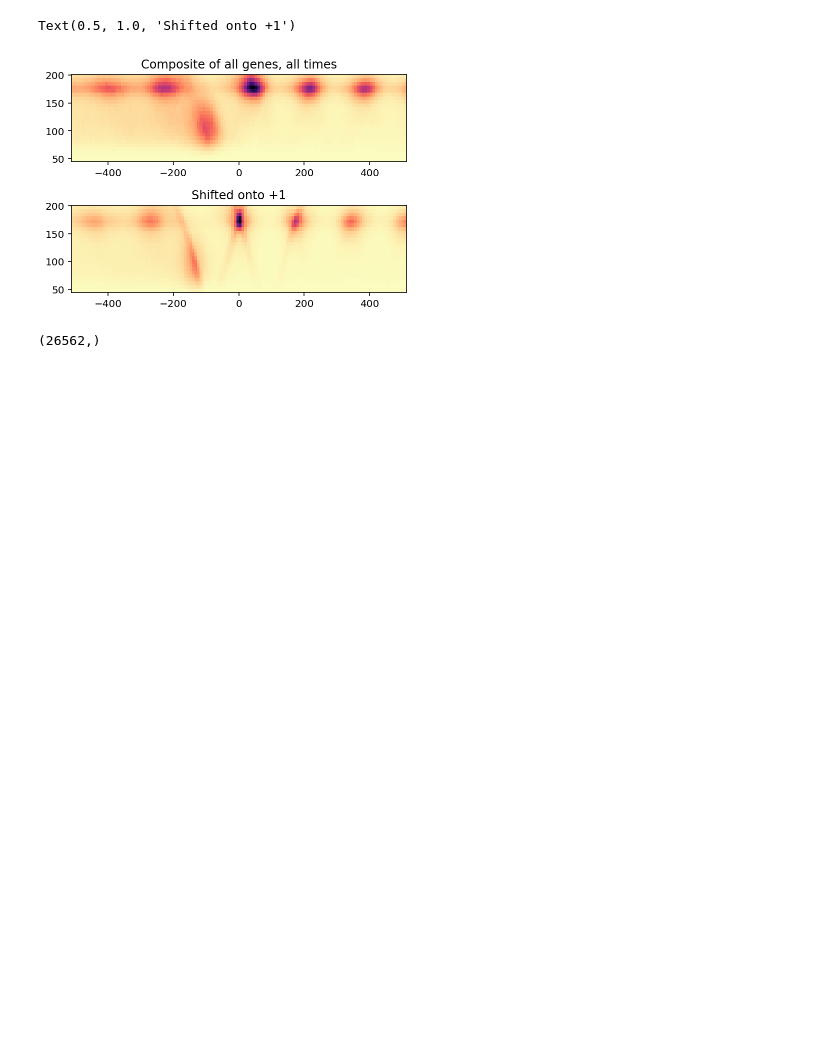
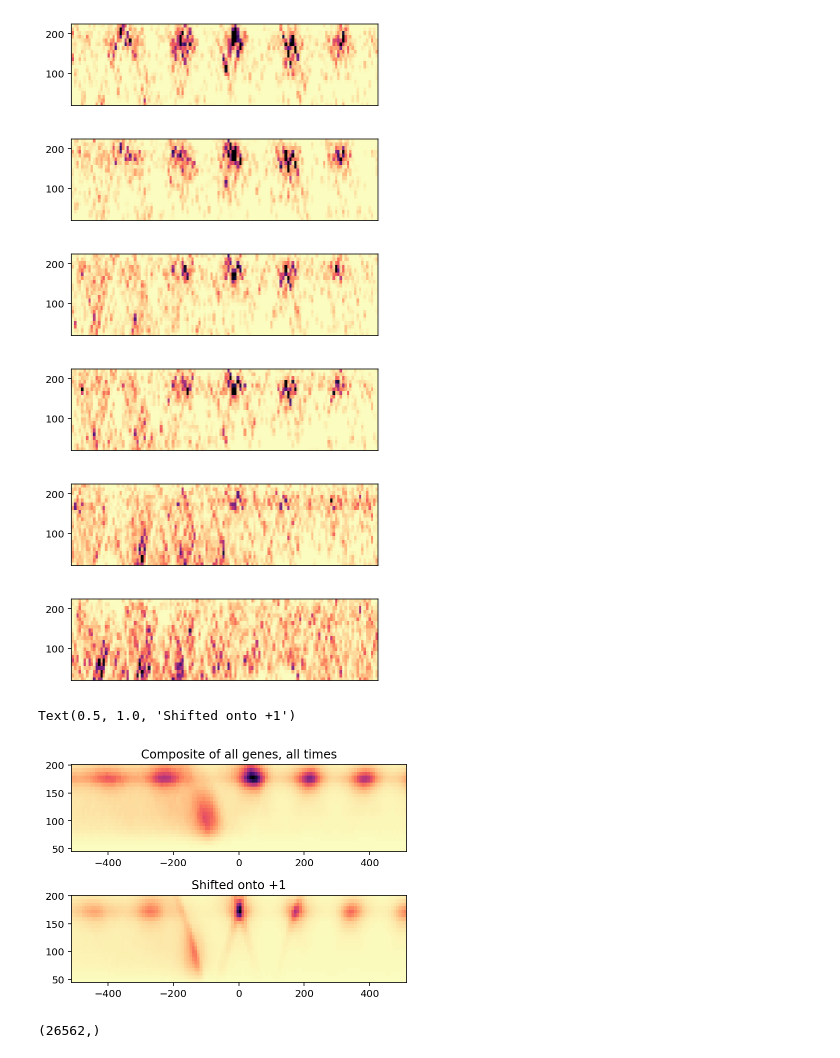
Before and after one commit to HarteminkLab/chromatin-transformers, a Jupyter notebook: Generate Data-+1_align.ipynb, the cells around one changed output. Drawn from its saved outputs; the diff is of its cells as text; code cells hidden in the pictures; blank space fills up the shorter version.

```diff
--- a/Generate Data-+1_align.ipynb
+++ b/Generate Data-+1_align.ipynb
@@ -57,6 +78,20 @@ vit_data = load_cd_data_24x128()
 # %%
 from src.vit_data import load_cd_data_24x128_p1
-vit_data_p1 = load_cd_data_24x128_p1()
+vit_data_p1 = load_cd_data_24x128_p1('merge', None, 'logfold')
+# %%
+vit_data_p1.plot_gene_time('HSP26', 0)
+vit_data_p1.plot_gene_time('HSP26', 7.5)
+vit_data_p1.plot_gene_time('HSP26', 15)
+vit_data_p1.plot_gene_time('HSP26', 30)
+vit_data_p1.plot_gene_time('HSP26', 60)
+vit_data_p1.plot_gene_time('HSP26', 120)
+# %% [output]
+[figure, added]
+[figure, added]
+[figure, added]
+[figure, added]
+[figure, added]
+[figure, added]
 # %%
 fig = plt.figure(figsize=(6, 4))
 fig.tight_layout(rect=[0.05, 0.05, 0.95, 0.95])
```
Also changed, not shown: parts of 16 cells of this notebook, 7 other files.
